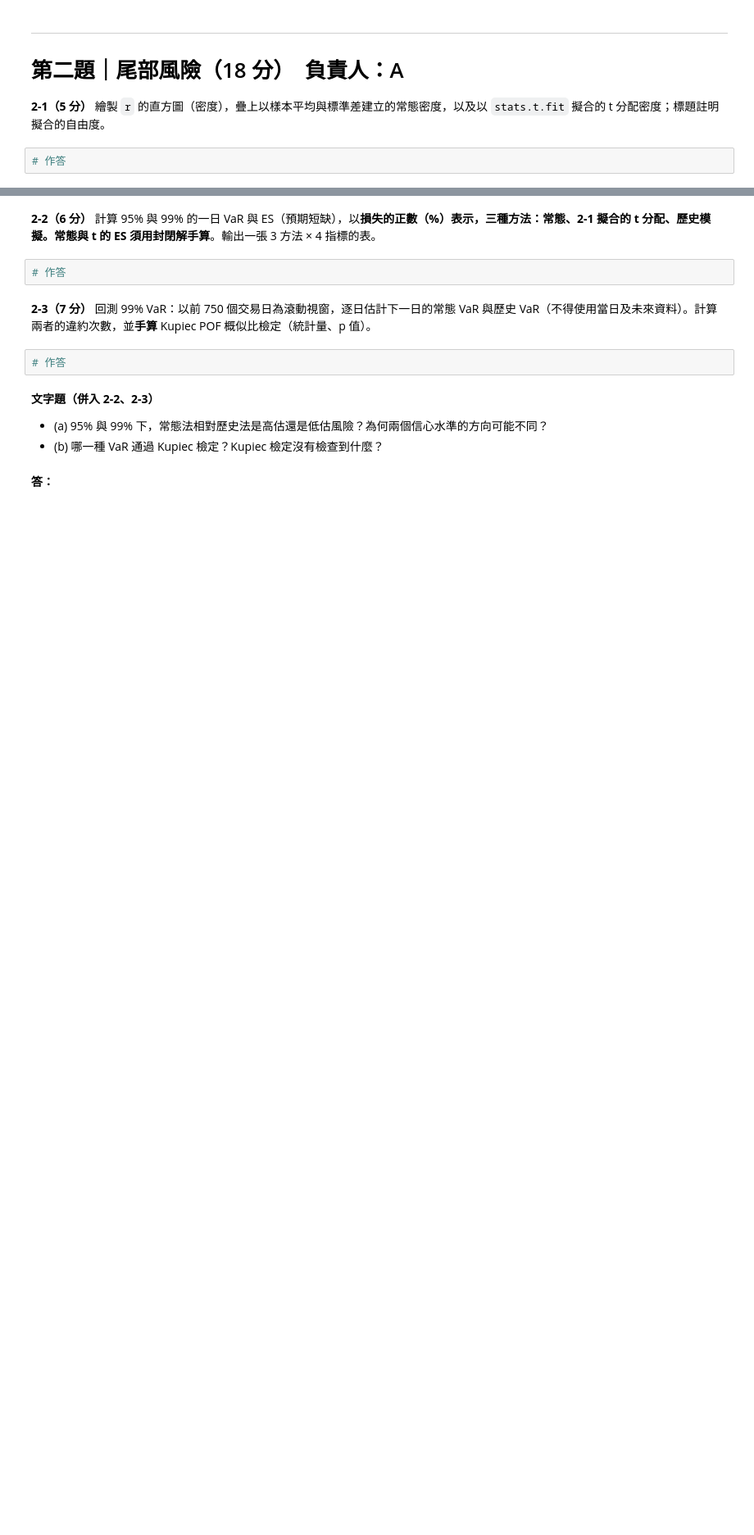
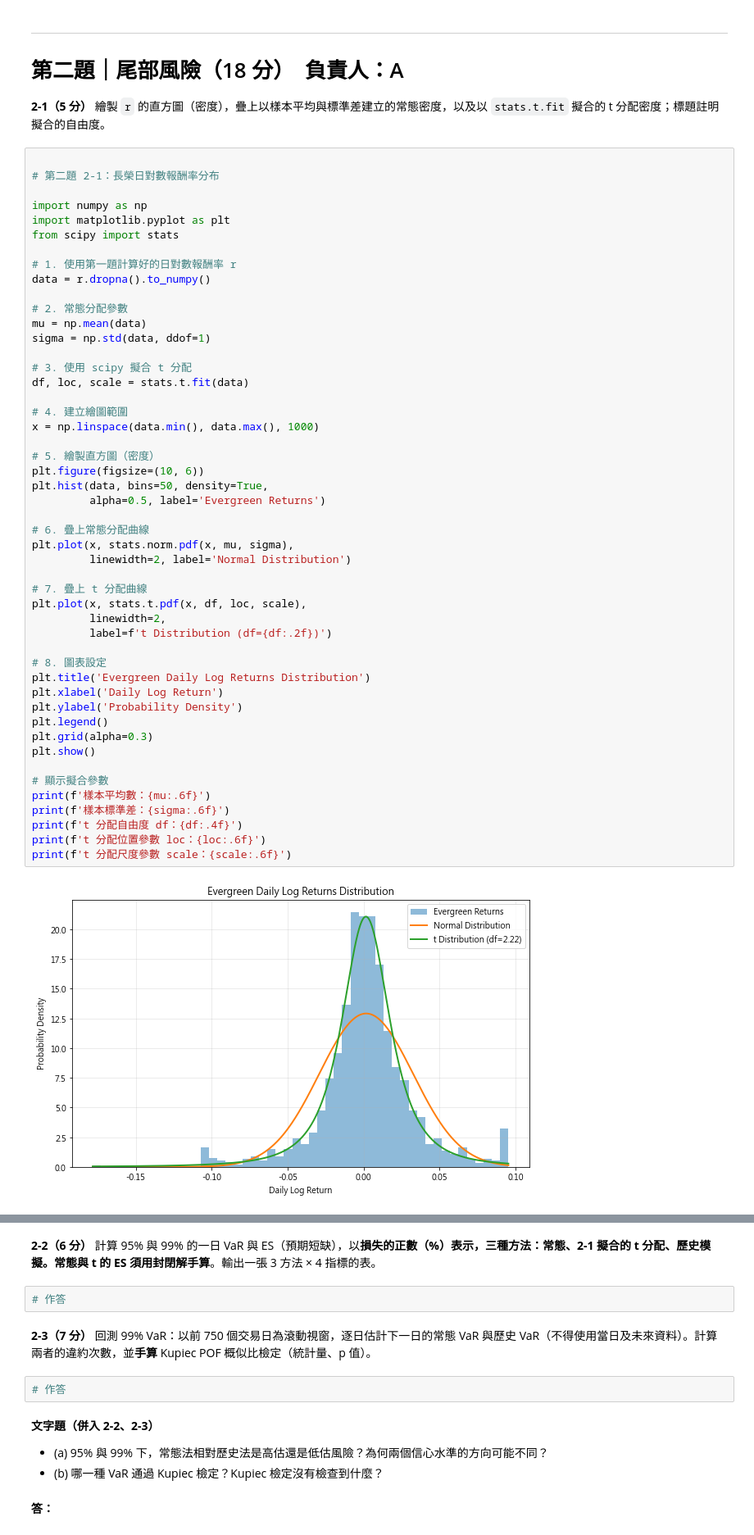
Before and after one commit to sin112792/hw, a Jupyter notebook: 作業一.ipynb, the cells around one changed output, grey strips where cells are left out. Shown at 82% size. Saved outputs shown, nothing was run; the diff lists cells and outputs as text; blank space fills up the shorter version.

```diff
--- a/作業一.ipynb
+++ b/作業一.ipynb
@@ -317,4 +335,53 @@ for 名稱 in ['長榮', '大盤']:
 
 **2-1（5 分）** 繪製 `r` 的直方圖（密度），疊上以樣本平均與標準差建立的常態密度，以及以 `stats.t.fit` 擬合的 t 分配密度；標題註明擬合的自由度。
 # %%
-# 作答
+
+# 第二題 2-1：長榮日對數報酬率分布
+
+import numpy as np
+import matplotlib.pyplot as plt
+from scipy import stats
+
+# 1. 使用第一題計算好的日對數報酬率 r
+data = r.dropna().to_numpy()
+
+# 2. 常態分配參數
+mu = np.mean(data)
+sigma = np.std(data, ddof=1)
+
+# 3. 使用 scipy 擬合 t 分配
+df, loc, scale = stats.t.fit(data)
+
+# 4. 建立繪圖範圍
+x = np.linspace(data.min(), data.max(), 1000)
+
+# 5. 繪製直方圖（密度）
+plt.figure(figsize=(10, 6))
+plt.hist(data, bins=50, density=True,
+         alpha=0.5, label='Evergreen Returns')
+
+# 6. 疊上常態分配曲線
+plt.plot(x, stats.norm.pdf(x, mu, sigma),
+         linewidth=2, label='Normal Distribution')
+
+# 7. 疊上 t 分配曲線
+plt.plot(x, stats.t.pdf(x, df, loc, scale),
+         linewidth=2,
+         label=f't Distribution (df={df:.2f})')
+
+# 8. 圖表設定
+plt.title('Evergreen Daily Log Returns Distribution')
+plt.xlabel('Daily Log Return')
+plt.ylabel('Probability Density')
+plt.legend()
+plt.grid(alpha=0.3)
+plt.show()
+
+# 顯示擬合參數
+print(f'樣本平均數：{mu:.6f}')
+print(f'樣本標準差：{sigma:.6f}')
+print(f't 分配自由度 df：{df:.4f}')
+print(f't 分配位置參數 loc：{loc:.6f}')
+print(f't 分配尺度參數 scale：{scale:.6f}')
+# %% [output]
+[figure, added]
```
Also changed, not shown: parts of 5 cells of this notebook.
